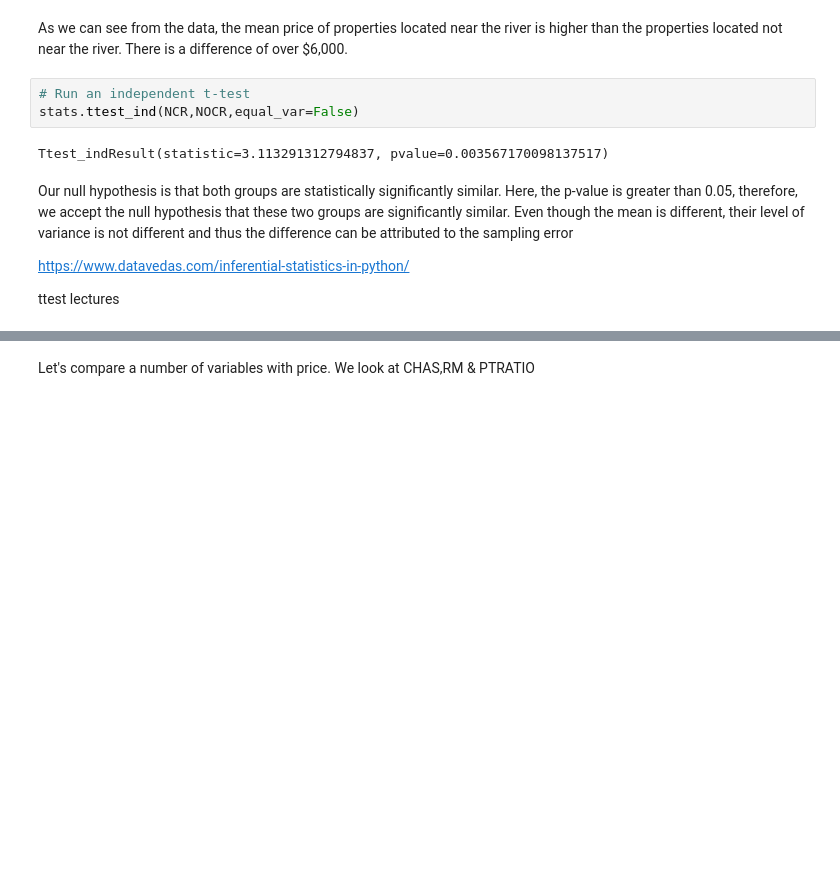
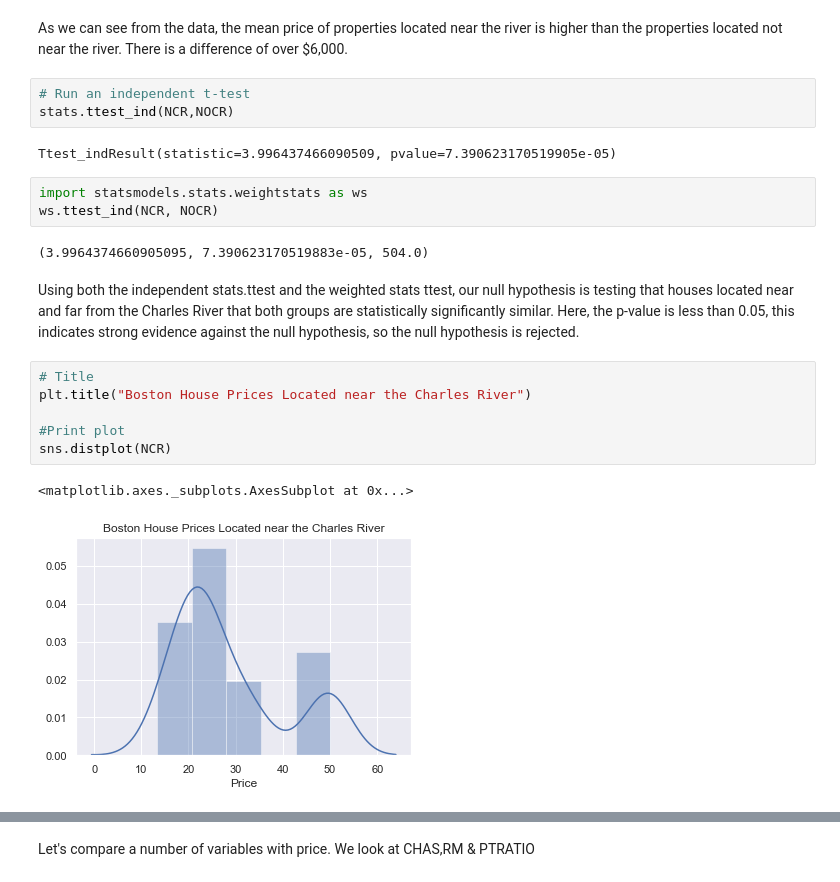
Before and after one commit to JohnADeady/ML-S-Project, a Jupyter notebook: Boston House Prices.ipynb, the cells around one changed output, grey strips where cells are left out. Saved outputs shown, nothing was run; the diff lists cells and outputs as text; blank space fills up the shorter version.

Commit message:
Infer

```diff
--- a/Boston House Prices.ipynb
+++ b/Boston House Prices.ipynb
@@ -179,12 +181,22 @@ The mean price of near the Charles River: 22.093842887473482
 As we can see from the data, the mean price of properties located near the river is higher than the properties located not near the river. There is a difference of over $6,000.
 # %%
 # Run an independent t-test
-stats.ttest_ind(NCR,NOCR,equal_var=False)
+stats.ttest_ind(NCR,NOCR)
 # %% [output]
-Ttest_indResult(statistic=3.113291312794837, pvalue=0.003567170098137517)
+Ttest_indResult(statistic=3.996437466090509, pvalue=7.390623170519905e-05)
-# %% [markdown]
-Our null hypothesis is that both groups are statistically significantly similar. Here, the p-value is greater than 0.05, therefore, we accept the null hypothesis that these two groups are significantly similar. Even though the mean is different, their level of variance is not different and thus the difference can be attributed to the sampling error
-
-https://www.datavedas.com/inferential-statistics-in-python/
-
-ttest lectures
+# %%
+import statsmodels.stats.weightstats as ws
+ws.ttest_ind(NCR, NOCR)
+# %% [output]
+(3.9964374660905095, 7.390623170519883e-05, 504.0)
+# %% [markdown]
+Using both the independent stats.ttest and the weighted stats ttest, our null hypothesis is testing that houses located near and far from the Charles River that both groups are statistically significantly similar. Here, the p-value is less than 0.05, this indicates strong evidence against the null hypothesis, so the null hypothesis is rejected.
+# %%
+# Title
+plt.title("Boston House Prices Located near the Charles River")
+
+#Print plot
+sns.distplot(NCR)
+# %% [output]
+<matplotlib.axes._subplots.AxesSubplot at 0x...>
+[figure, added]
```
Also changed, not shown: parts of 46 cells of this notebook.
